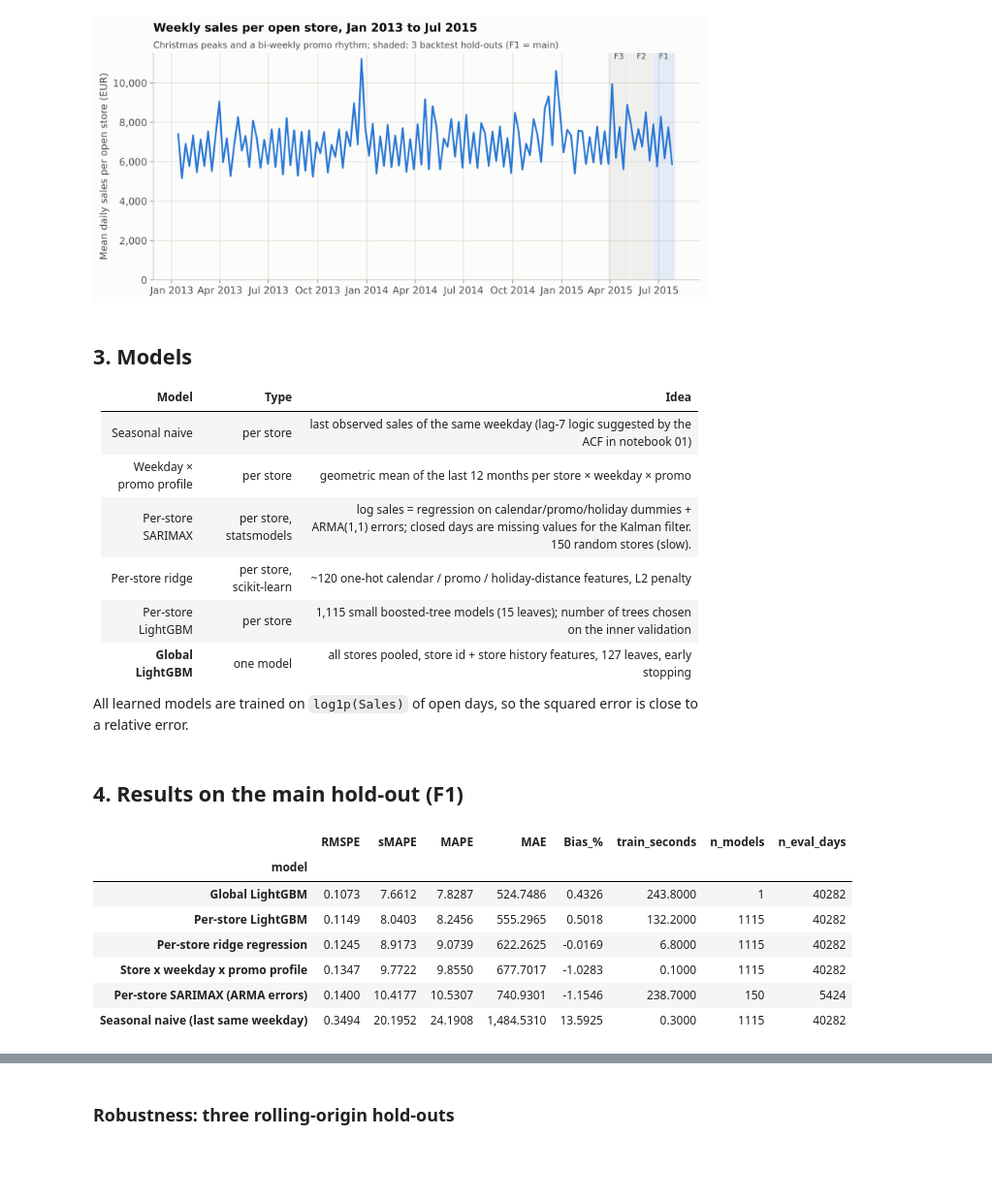
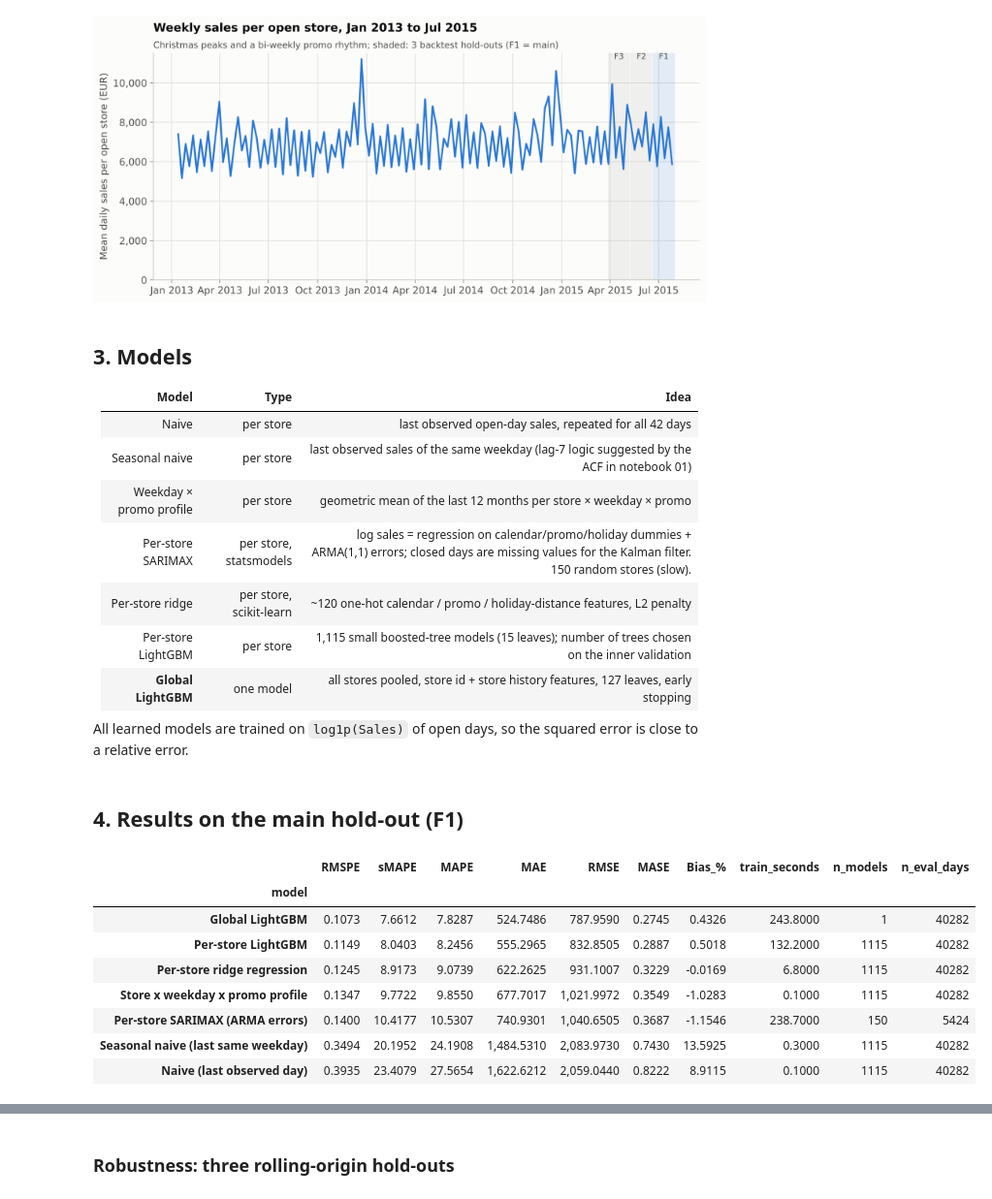
Before and after one commit to K4n4y3/rossmann-sales-forecasting, a Jupyter notebook: notebooks/02_forecasting_models.ipynb, the cells around one changed output, grey strips where cells are left out. Shown at 97% size. Drawn from its saved outputs; the diff is of its cells as text; code cells hidden in the pictures; blank space fills up the shorter version.

```diff
--- a/notebooks/02_forecasting_models.ipynb
+++ b/notebooks/02_forecasting_models.ipynb
@@ -117,6 +121,7 @@ hold-out        : 2015-06-20 -> 2015-07-31
 ## 3. Models
 | Model | Type | Idea |
 |---|---|---|
+| Naive | per store | last observed open-day sales, repeated for all 42 days |
 | Seasonal naive | per store | last observed sales of the same weekday (lag-7 logic suggested by the ACF in notebook 01) |
 | Weekday × promo profile | per store | geometric mean of the last 12 months per store × weekday × promo |
 | Per-store SARIMAX | per store, statsmodels | log sales = regression on calendar/promo/holiday dummies + ARMA(1,1) errors; closed days are missing values for the Kalman filter. 150 random stores (slow). |
@@ -129,17 +134,18 @@ All learned models are trained on `log1p(Sales)` of open days, so the squared er
 ## 4. Results on the main hold-out (F1)
 # %%
 met = pd.read_csv(MET_DIR / "backtest_metrics.csv")
-f1 = met[met.fold == "F1"].set_index("model")[["RMSPE", "sMAPE", "MAPE", "MAE", "Bias_%", "train_seconds", "n_models", "n_eval_days"]]
+f1 = met[met.fold == "F1"].set_index("model")[["RMSPE", "sMAPE", "MAPE", "MAE", "RMSE", "MASE", "Bias_%", "train_seconds", "n_models", "n_eval_days"]]
 f1.sort_values("RMSPE")
 # %% [output]
-|  | RMSPE | sMAPE | MAPE | MAE | Bias_% | train_seconds | n_models | n_eval_days |
-| model |  |  |  |  |  |  |  |  |
-| Global LightGBM | 0.1073 | 7.6612 | 7.8287 | 524.7486 | 0.4326 | 243.8000 | 1 | 40282 |
-| Per-store LightGBM | 0.1149 | 8.0403 | 8.2456 | 555.2965 | 0.5018 | 132.2000 | 1115 | 40282 |
-| Per-store ridge regression | 0.1245 | 8.9173 | 9.0739 | 622.2625 | -0.0169 | 6.8000 | 1115 | 40282 |
-| Store x weekday x promo profile | 0.1347 | 9.7722 | 9.8550 | 677.7017 | -1.0283 | 0.1000 | 1115 | 40282 |
-| Per-store SARIMAX (ARMA errors) | 0.1400 | 10.4177 | 10.5307 | 740.9301 | -1.1546 | 238.7000 | 150 | 5424 |
-| Seasonal naive (last same weekday) | 0.3494 | 20.1952 | 24.1908 | 1,484.5310 | 13.5925 | 0.3000 | 1115 | 40282 |
+|  | RMSPE | sMAPE | MAPE | MAE | RMSE | MASE | Bias_% | train_seconds | n_models | n_eval_days |
+| model |  |  |  |  |  |  |  |  |  |  |
+| Global LightGBM | 0.1073 | 7.6612 | 7.8287 | 524.7486 | 787.9590 | 0.2745 | 0.4326 | 243.8000 | 1 | 40282 |
+| Per-store LightGBM | 0.1149 | 8.0403 | 8.2456 | 555.2965 | 832.8505 | 0.2887 | 0.5018 | 132.2000 | 1115 | 40282 |
+| Per-store ridge regression | 0.1245 | 8.9173 | 9.0739 | 622.2625 | 931.1007 | 0.3229 | -0.0169 | 6.8000 | 1115 | 40282 |
+| Store x weekday x promo profile | 0.1347 | 9.7722 | 9.8550 | 677.7017 | 1,021.9972 | 0.3549 | -1.0283 | 0.1000 | 1115 | 40282 |
+| Per-store SARIMAX (ARMA errors) | 0.1400 | 10.4177 | 10.5307 | 740.9301 | 1,040.6505 | 0.3687 | -1.1546 | 238.7000 | 150 | 5424 |
+| Seasonal naive (last same weekday) | 0.3494 | 20.1952 | 24.1908 | 1,484.5310 | 2,083.9730 | 0.7430 | 13.5925 | 0.3000 | 1115 | 40282 |
+| Naive (last observed day) | 0.3935 | 23.4079 | 27.5654 | 1,622.6212 | 2,059.0440 | 0.8222 | 8.9115 | 0.1000 | 1115 | 40282 |
 # %%
 display(Image(FIG_DIR / "fig02_model_comparison.png", width=900))
 # %% [output]
```
Also changed, not shown: parts of 9 cells of this notebook, 25 other files.
